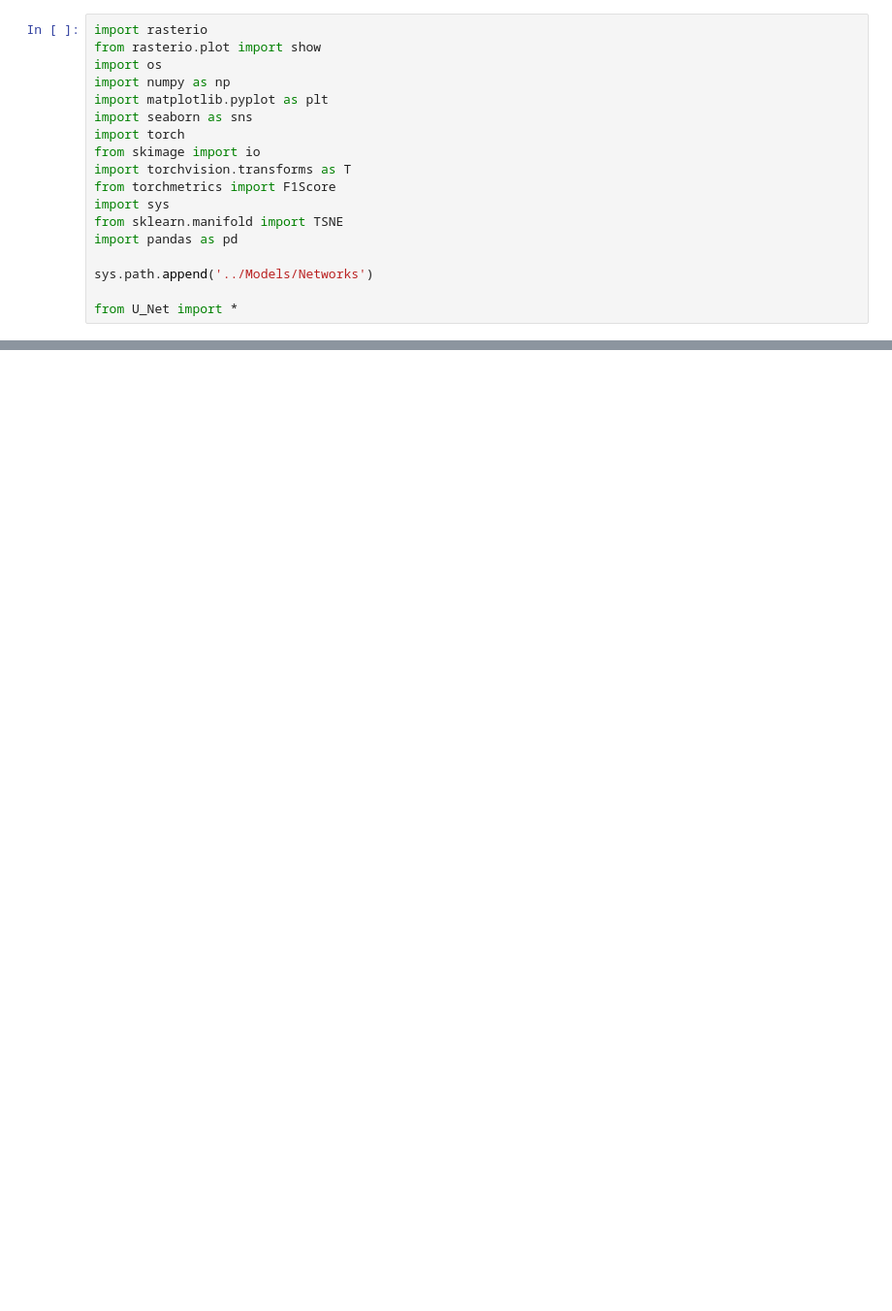
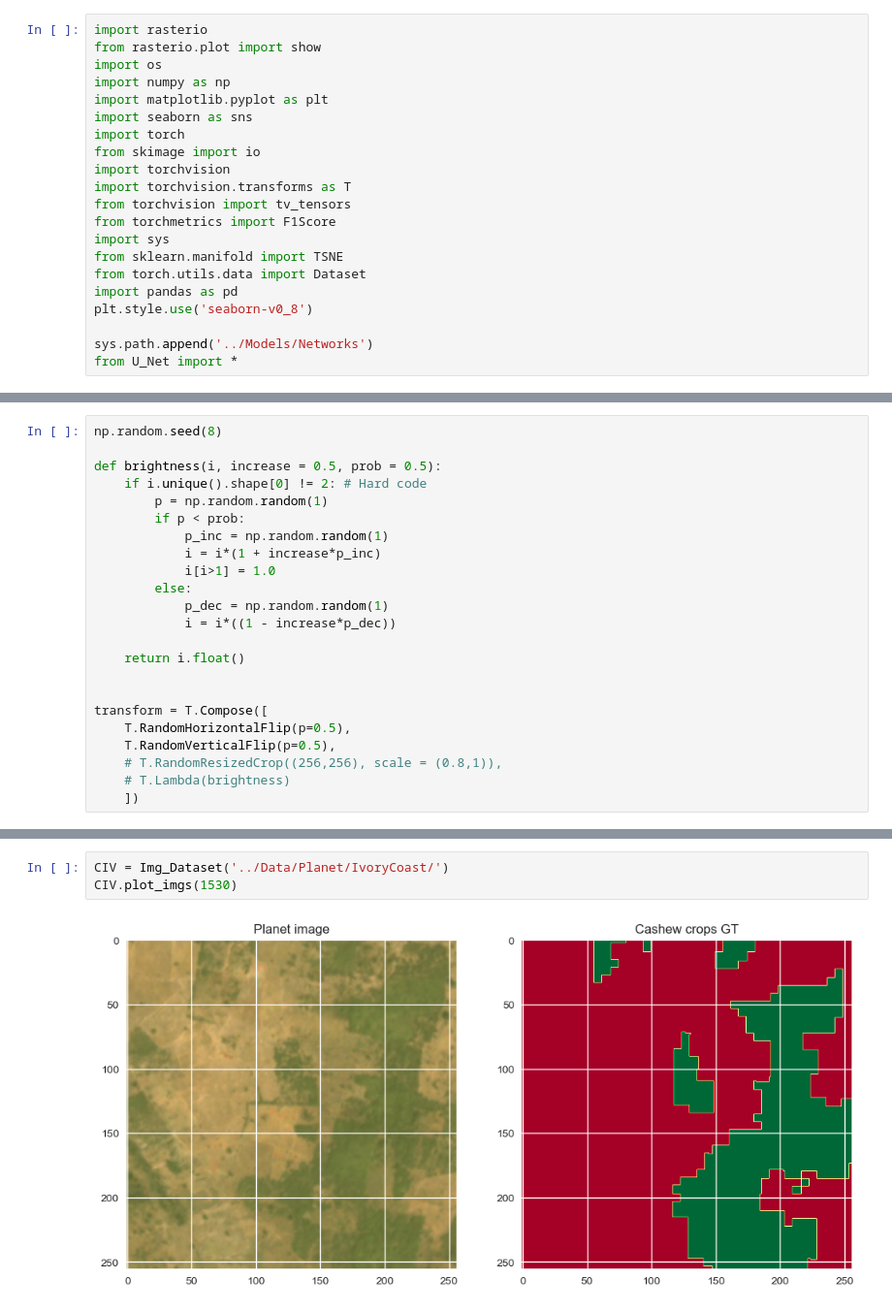
Before and after one commit to mdominguezd/DomainAdaptationCashewCropMapping_MGIThesis, a Jupyter notebook: 05_Performance assessment/05_01_EvaluationOfDistributionShift.ipynb, the cells around one changed output, grey strips where cells are left out. Shown at 97% size. Drawn from its saved outputs; the diff is of its cells as text; blank space fills up the shorter version.

```diff
--- a/05_Performance assessment/05_01_EvaluationOfDistributionShift.ipynb
+++ b/05_Performance assessment/05_01_EvaluationOfDistributionShift.ipynb
@@ -7,12 +7,15 @@ import matplotlib.pyplot as plt
 import seaborn as sns
 import torch
 from skimage import io
+import torchvision
 import torchvision.transforms as T
+from torchvision import tv_tensors
 from torchmetrics import F1Score
 import sys
 from sklearn.manifold import TSNE
+from torch.utils.data import Dataset
 import pandas as pd
+plt.style.use('seaborn-v0_8')
 
 sys.path.append('../Models/Networks')
-
 from U_Net import *
@@ -20,0 +31,23 @@ device = 'cuda'
+# %%
+np.random.seed(8)
+
+def brightness(i, increase = 0.5, prob = 0.5):
+    if i.unique().shape[0] != 2: # Hard code
+        p = np.random.random(1)
+        if p < prob:
+            p_inc = np.random.random(1)
+            i = i*(1 + increase*p_inc)
+            i[i>1] = 1.0
+        else:
+            p_dec = np.random.random(1)
+            i = i*((1 - increase*p_dec))
+
+    return i.float()
+
+
+transform = T.Compose([
+    T.RandomHorizontalFlip(p=0.5),
+    T.RandomVerticalFlip(p=0.5),
+    # T.RandomResizedCrop((256,256), scale = (0.8,1)),
+    # T.Lambda(brightness)
+    ])
@@ -20,0 +104,5 @@ device = 'cuda'
+# %%
+CIV = Img_Dataset('../Data/Planet/IvoryCoast/')
+CIV.plot_imgs(1530)
+# %% [output]
+[figure, added]
```
Also changed, not shown: parts of 16 cells of this notebook, 1 other file.
